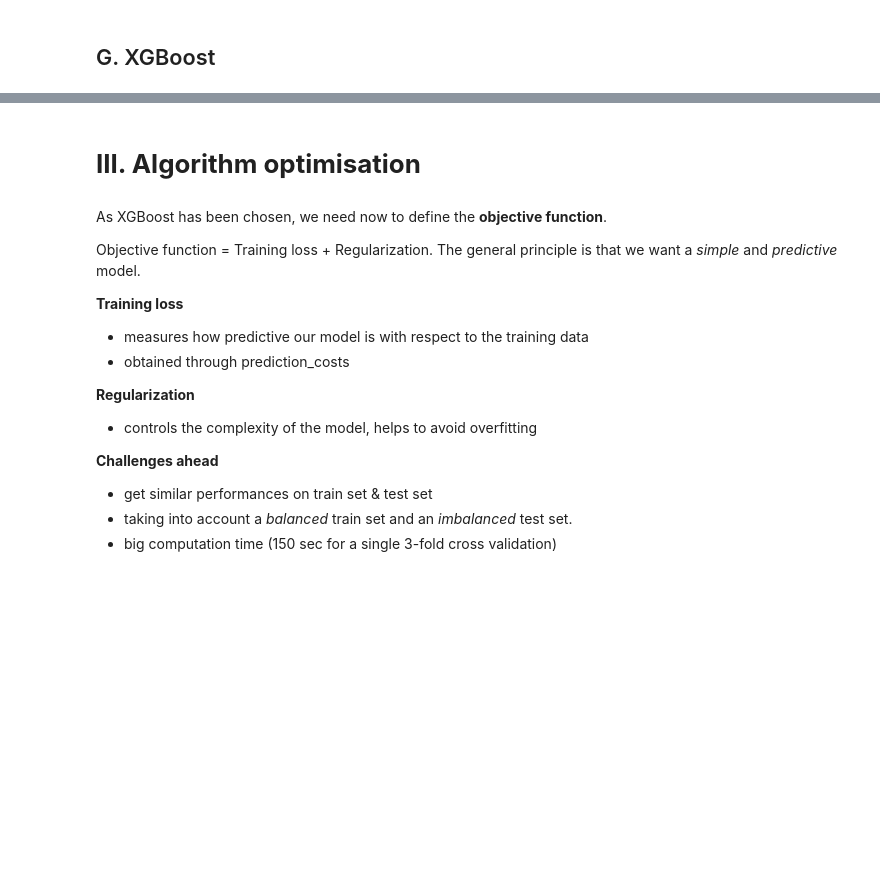
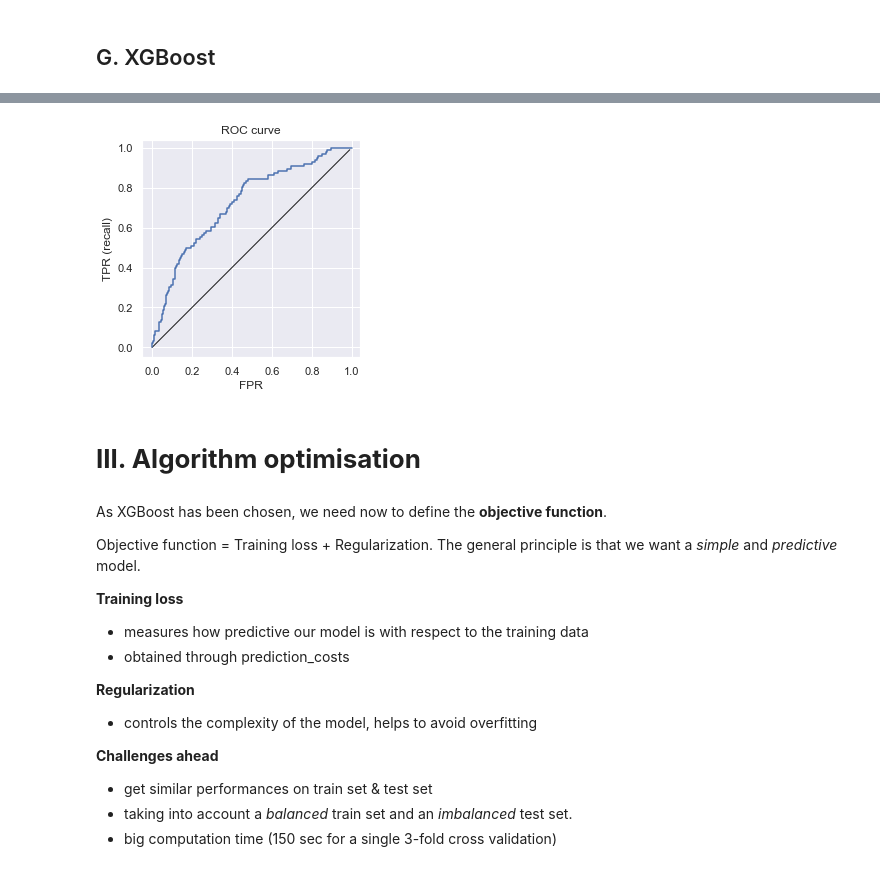
Before and after one commit to Benoit-78/P7_credit_loan_scoring_model, a Jupyter notebook: back_end/P7_02_classification.ipynb, the cells around one changed output, grey strips where cells are left out. Cells and saved outputs as stored; diff of their text form; code cells hidden in the pictures; blank space fills up the shorter version.

```diff
--- a/back_end/P7_02_classification.ipynb
+++ b/back_end/P7_02_classification.ipynb
@@ -67,7 +67,7 @@ INFO: Successfully saved requirements file in /content/drive/My Drive/Colab Note
 # %% [markdown]
 ## B. Uploads
 # %%
-DATA_PATH = PATH + 'data\\'
+DATA_PATH = PATH + 'eda_data\\'
 train_df = pd.read_csv(DATA_PATH + 'app_train.csv', sep=',')
 test_df = pd.read_csv(DATA_PATH + 'app_test.csv', sep=',')
 cat_col = pd.read_csv(DATA_PATH + 'categorical_features.csv', sep=',')
@@ -530,6 +564,7 @@ if False:
 if False:
     plot_important_features(model, X)
 # %%
-if False:
+if True:
     model, X_val, y_val = split_oversample_fit(X, targets, model)
     plot_ROC_curve(model, X_val, y_val)
+# %% [output]
@@ -536,3 +572,4 @@ if False:
+[figure, added]
 # %% [markdown]
 # **III. Algorithm optimisation**
 # %% [markdown]
```
Also changed, not shown: parts of 24 cells of this notebook, 3 other files.
